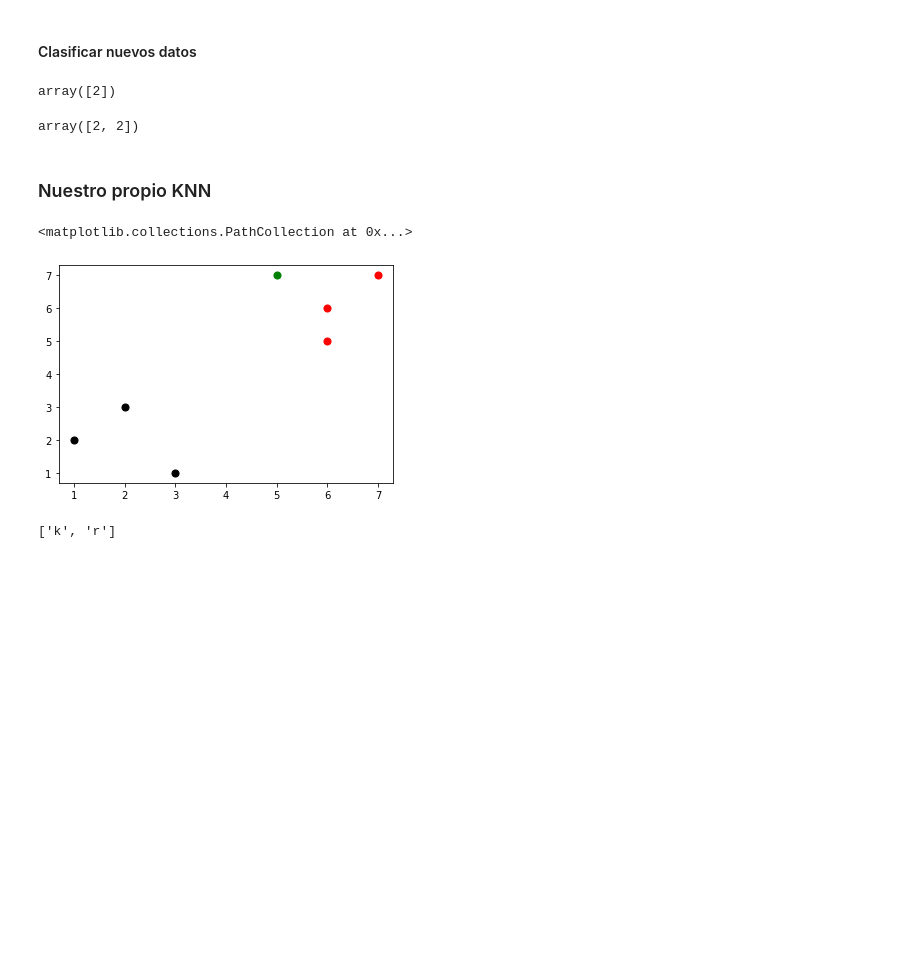
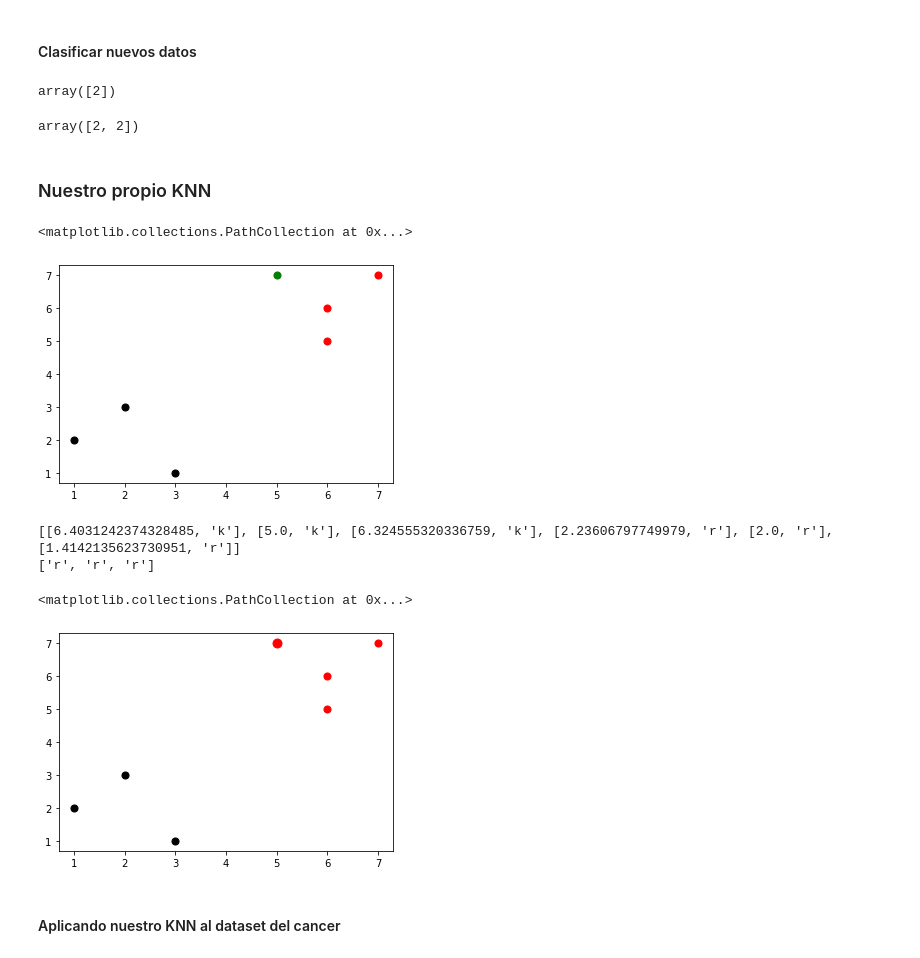
Before and after one commit to LinaTobon/ML_Couse_Udemy, a Jupyter notebook: KNN/knn.ipynb, the cells around one changed output. Cells and saved outputs as stored; diff of their text form; code cells hidden in the pictures; blank space fills up the shorter version.

```diff
--- a/KNN/knn.ipynb
+++ b/KNN/knn.ipynb
@@ -127,14 +128,36 @@ plt.scatter(new_point[0],new_point[1],s=50,color="green")
 <matplotlib.collections.PathCollection at 0x...>
 [figure]
 # %%
-def k_nearest_neighbors(data,prediction,k=3):
+def k_nearest_neighbors(data,prediction,k=3,verbose=False):
     if len(data)>=k:
         warnings.warn("k es un valor menor que el numero de elementos a votar")
-        distances = []
-        for group in data:
-            for feature in data[group]:
-                d = sqrt((feature[0]-prediction[0])**2+(feature[1]-prediction[1])**2)
-                distances.append([d,group])
-    return vote_result
+    distances = []
+    for group in data:
+        for feature in data[group]:
+            #d = sqrt((feature[0]-prediction[0])**2+(feature[1]-prediction[1])**2)
+            #d = np.sqrt(np.sum((np.array(feature)-np.array(prediction))**2))
+            d = np.linalg.norm(np.array(feature)-np.array(prediction))
+            distances.append([d,group])
+
+    votes = [i[1] for i in sorted(distances)[:k]]
+
+    vote_result = Counter(votes).most_common(1)[0][0]
+
+    if verbose:
+        print(distances)
+        print(votes)
+
+    return vote_result[0][0]
-# %% [output]
-['k', 'r']
+# %%
+result = k_nearest_neighbors(dataset, new_point)
+# %% [output]
+[[6.4031242374328485, 'k'], [5.0, 'k'], [6.324555320336759, 'k'], [2.23606797749979, 'r'], [2.0, 'r'], [1.4142135623730951, 'r']]
+['r', 'r', 'r']
+# %%
+[[plt.scatter(ii[0],ii[1],s=50,color=i) for ii in dataset[i]] for i in dataset]
+plt.scatter(new_point[0],new_point[1],s=80,color=result)
+# %% [output]
+<matplotlib.collections.PathCollection at 0x...>
+[figure, added]
+# %% [markdown]
+#### Aplicando nuestro KNN al dataset del cancer
```
Also changed, not shown: parts of 3 cells of this notebook.
